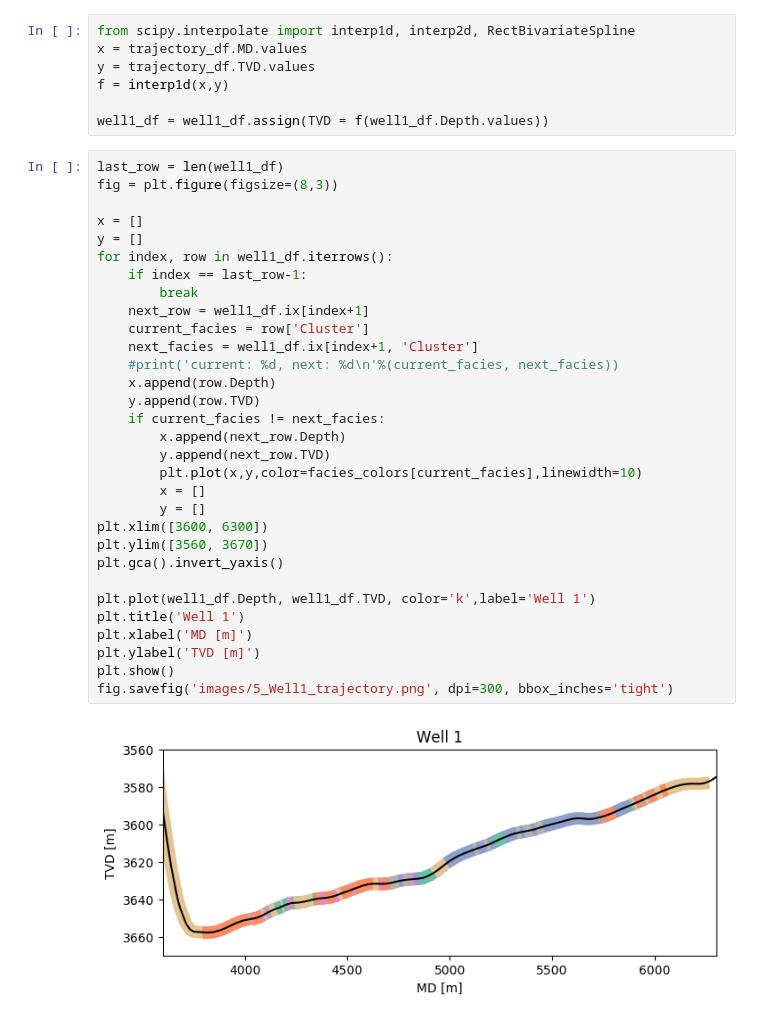
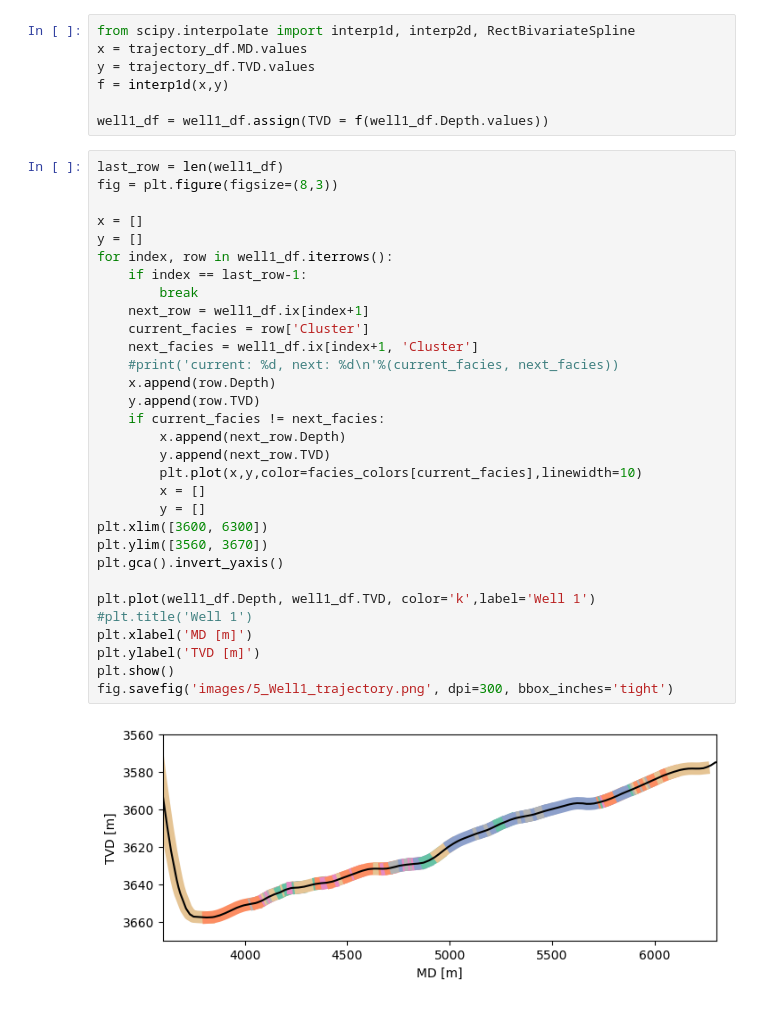
Before and after one commit to brendonhall/tutorials, a Jupyter notebook: geochem_facies/CSEG Article.ipynb, the cells around one changed output. Saved outputs shown, nothing was run; the diff lists cells and outputs as text.

```diff
--- a/geochem_facies/CSEG Article.ipynb
+++ b/geochem_facies/CSEG Article.ipynb
@@ -272,35 +272,35 @@ well1_df = well1_df.assign(TVD = f(well1_df.Depth.values))
 last_row = len(well1_df)
 fig = plt.figure(figsize=(8,3))
 
 x = []
 y = []
 for index, row in well1_df.iterrows():
     if index == last_row-1:
         break
     next_row = well1_df.ix[index+1]
     current_facies = row['Cluster']
     next_facies = well1_df.ix[index+1, 'Cluster']
     #print('current: %d, next: %d\n'%(current_facies, next_facies))
     x.append(row.Depth)
     y.append(row.TVD)
     if current_facies != next_facies:
         x.append(next_row.Depth)
         y.append(next_row.TVD)
         plt.plot(x,y,color=facies_colors[current_facies],linewidth=10)
         x = []
         y = []
 plt.xlim([3600, 6300])
 plt.ylim([3560, 3670])
 plt.gca().invert_yaxis()
 
 plt.plot(well1_df.Depth, well1_df.TVD, color='k',label='Well 1')
-plt.title('Well 1')
+#plt.title('Well 1')
 plt.xlabel('MD [m]')
 plt.ylabel('TVD [m]')
 plt.show()
 fig.savefig('images/5_Well1_trajectory.png', dpi=300, bbox_inches='tight')
 # %% [output]
-[figure, old version]
+[figure, new version]
 # %% [markdown]
 ## References
 
```
Also changed, not shown: parts of 5 cells of this notebook, 1 other file.
